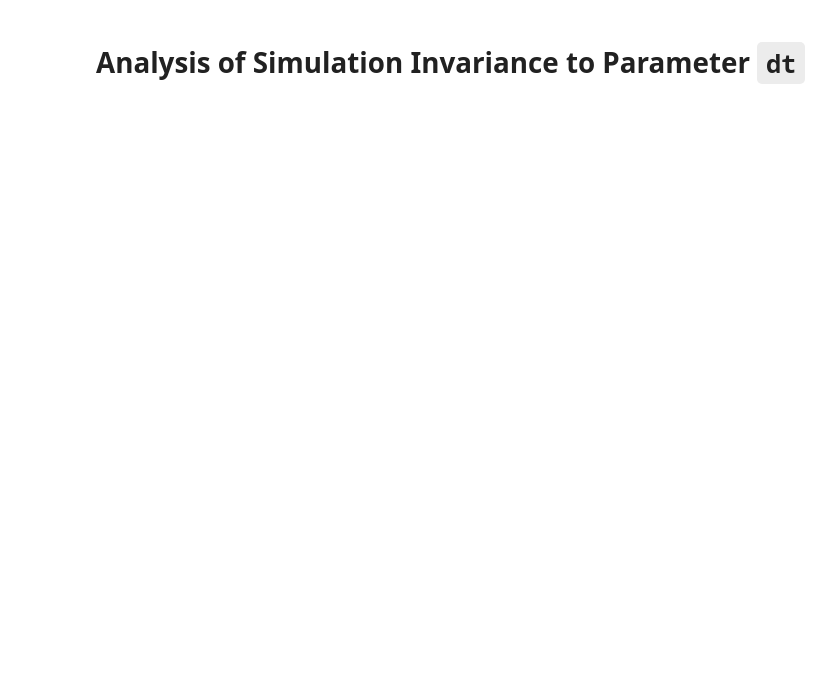
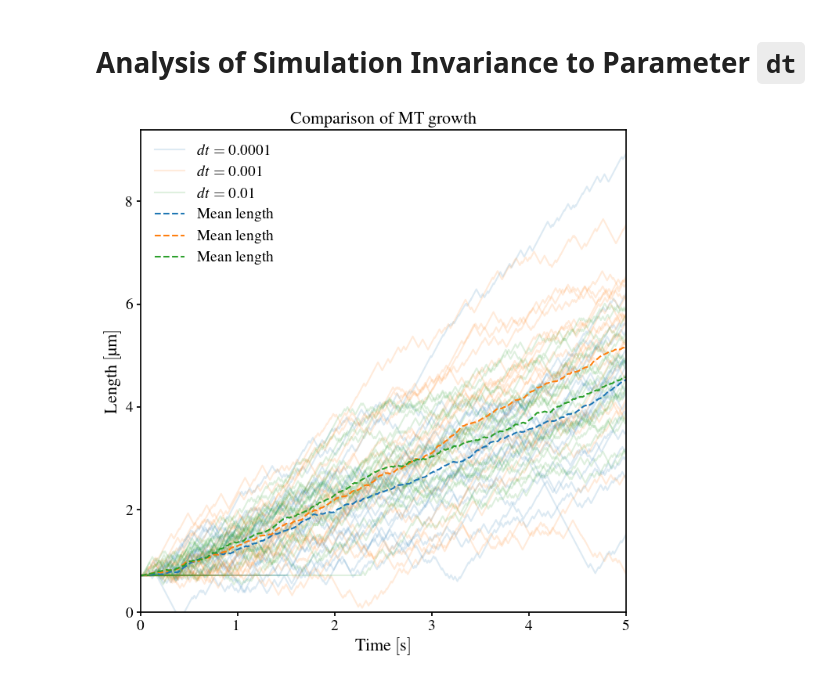
Before and after one commit to CWU-Computational-Biophysics/tau_mts, a Jupyter notebook: dt_analysis.ipynb, the cells around one changed output. Saved outputs shown, nothing was run; the diff lists cells and outputs as text; code cells hidden in the pictures; blank space fills up the shorter version.

```diff
--- a/dt_analysis.ipynb
+++ b/dt_analysis.ipynb
@@ -21 +20,69 @@ multisim = MultiSim(mat_files=[Path('data/tests/simulation3.mat')])
+# %%
+# make a standard MT growth over time plot labeling each simulation by the parameter dt
+fig, ax = plt.subplots()
+
+# define a label manager for the plot
+plm = PlotLabelManager(
+    args_map_dict={'color': list(plt.get_cmap('tab10').colors),
+})
+
+# init a dict to store lengths grouped by dt
+length_by_dt = {}
+
+# iterate over each simulation
+multisim.sort_by('dt')
+for sim in multisim.get_iter():
+    # generate the plot label
+    dt = sim.get_param('dt')
+    plm.try_add(
+        key=dt,
+        text=f"$dt={dt}$"
+    )
+
+    # get the time and length vectors
+    time = sim.get_time_vec()
+    length = sim.get_length_vec()
+
+    # store length data
+    if dt not in length_by_dt:
+        length_by_dt[dt] = {'len': [], 'time': time}
+    length_by_dt[dt]['len'].append(length)
+
+    # plot the time and length vectors
+    ax.plot(
+        time,
+        length,
+        alpha=0.15,
+        **plm.get_args(dt),
+    )
+
+# calculate the average length at each time step
+for dt, len_time_tuple in length_by_dt.items():
+    # extract the length array and calculate the mean
+    length = np.array(len_time_tuple['len'])
+    avg_length = np.mean(length, axis=0)
+
+    ax.plot(
+        len_time_tuple['time'],
+        avg_length,
+        label=f"Mean length",
+        linewidth=1.5,
+        linestyle='--',
+        **plm.get_plot_label(dt).get_plt_args(),
+    )
+
+# force y-axis minimum to 0
+ax.set_ylim(bottom=0)
+
+# add axis labels and legend
+ax.set_xlabel(r"Time $\left[\qty{}{\second}\right]$")
+ax.set_ylabel(r"Length $\left[\qty{}{\micro\meter}\right]$")
+ax.set_title("Comparison of MT growth")
+ax.legend()
+
+# save figure
+fig_name = fig_dir / "microtubule_growth"
+fig.savefig(fig_name)
+# %% [output]
+[figure, added]
 # %%
```
Also changed, not shown: parts of 3 cells of this notebook, 5 other files.
